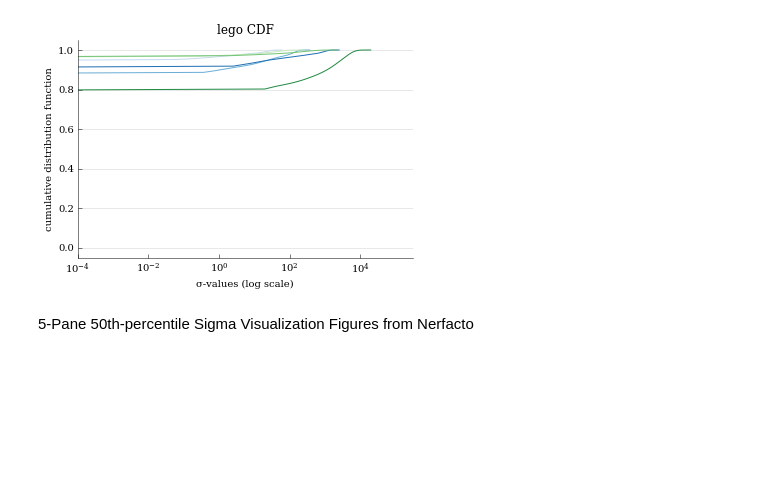
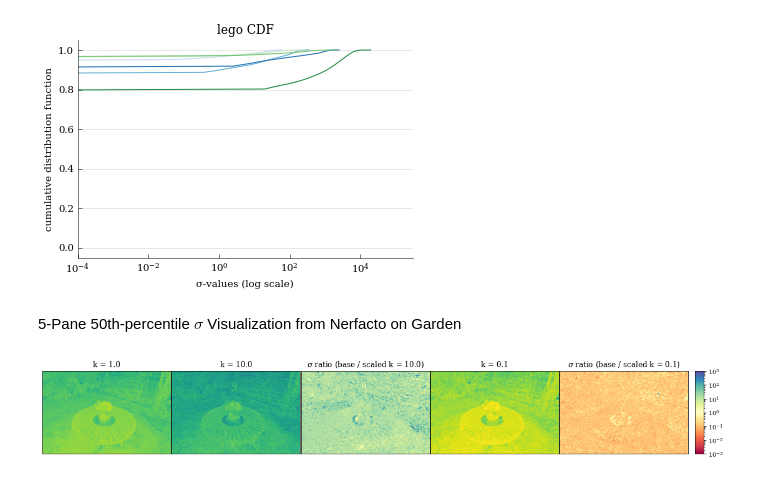
Before and after one commit to j93hahn/scratch, a Jupyter notebook: scratch/algos/alphainv.ipynb, the cells around one changed output. Cells and saved outputs as stored; diff of their text form; code cells hidden in the pictures; blank space fills up the shorter version.

Commit message:
50th percentile plots for nerfacto

```diff
--- a/scratch/algos/alphainv.ipynb
+++ b/scratch/algos/alphainv.ipynb
@@ -112,4 +115,59 @@ plt.show()
 # %% [output]
 [figure]
 # %% [markdown]
-5-Pane 50th-percentile Sigma Visualization Figures from Nerfacto
+5-Pane 50th-percentile $\sigma$ Visualization from Nerfacto on Garden
+# %%
+lower, upper = 1e-4, 1e4
+ratio_lower, ratio_upper = 1e-3, 1e3
+def process_sigmas(sigmas, lower=lower, upper=upper):
+    sigmas[sigmas < lower] = lower
+    sigmas[sigmas > upper] = upper
+    return sigmas
+
+
+fig = plt.figure(figsize=(19, 4))
+grid = ImageGrid(
+    fig, 111, nrows_ncols=(1, 5),
+    cbar_location="right", cbar_mode="edge", cbar_size="7%", cbar_pad=0.15,
+)
+
+k_01 = process_sigmas(np.load("garden_01.npy").squeeze())
+k_1 = process_sigmas(np.load("garden_1.npy").squeeze())
+k_10 = process_sigmas(np.load("garden_10.npy").squeeze())
+
+height, width = k_01.shape
+
+grid[0].imshow(k_1.reshape(height, width), cmap='viridis', norm=LogNorm(lower, upper))
+grid[0].set_title(f"k = 1.0", fontsize=12)
+grid[0].get_xaxis().set_visible(False)
+grid[0].get_yaxis().set_visible(False)
+
+grid[1].imshow(k_10.reshape(height, width), cmap='viridis', norm=LogNorm(lower, upper))
+grid[1].set_title(f"k = 10.0", fontsize=12)
+grid[1].get_xaxis().set_visible(False)
+grid[1].get_yaxis().set_visible(False)
+
+high_ratio = k_1 / k_10
+high_ratio = process_sigmas(high_ratio, ratio_lower, ratio_upper)
+h = grid[2].imshow(high_ratio, cmap='Spectral', norm=LogNorm(ratio_lower, ratio_upper))
+grid[2].set_title(r"$\sigma$ ratio (base / scaled k = 10.0)", fontsize=12)
+grid[2].get_xaxis().set_visible(False)
+grid[2].get_yaxis().set_visible(False)
+
+grid[3].imshow(k_01.reshape(height, width), cmap='viridis', norm=LogNorm(lower, upper))
+grid[3].set_title(f"k = 0.1", fontsize=12)
+grid[3].get_xaxis().set_visible(False)
+grid[3].get_yaxis().set_visible(False)
+
+low_ratio = k_1 / k_01
+low_ratio = process_sigmas(low_ratio, ratio_lower, ratio_upper)
+grid[4].imshow(low_ratio, cmap='Spectral', norm=LogNorm(ratio_lower, ratio_upper))
+grid[4].set_title(r"$\sigma$ ratio (base / scaled k = 0.1)", fontsize=12)
+grid[4].get_xaxis().set_visible(False)
+grid[4].get_yaxis().set_visible(False)
+
+plt.colorbar(h, cax=grid.cbar_axes[0])
+plt.savefig(f"garden.pdf", dpi=300, bbox_inches='tight')
+plt.show()
+# %% [output]
+[figure, added]
```
Also changed, not shown: parts of 3 cells of this notebook.
